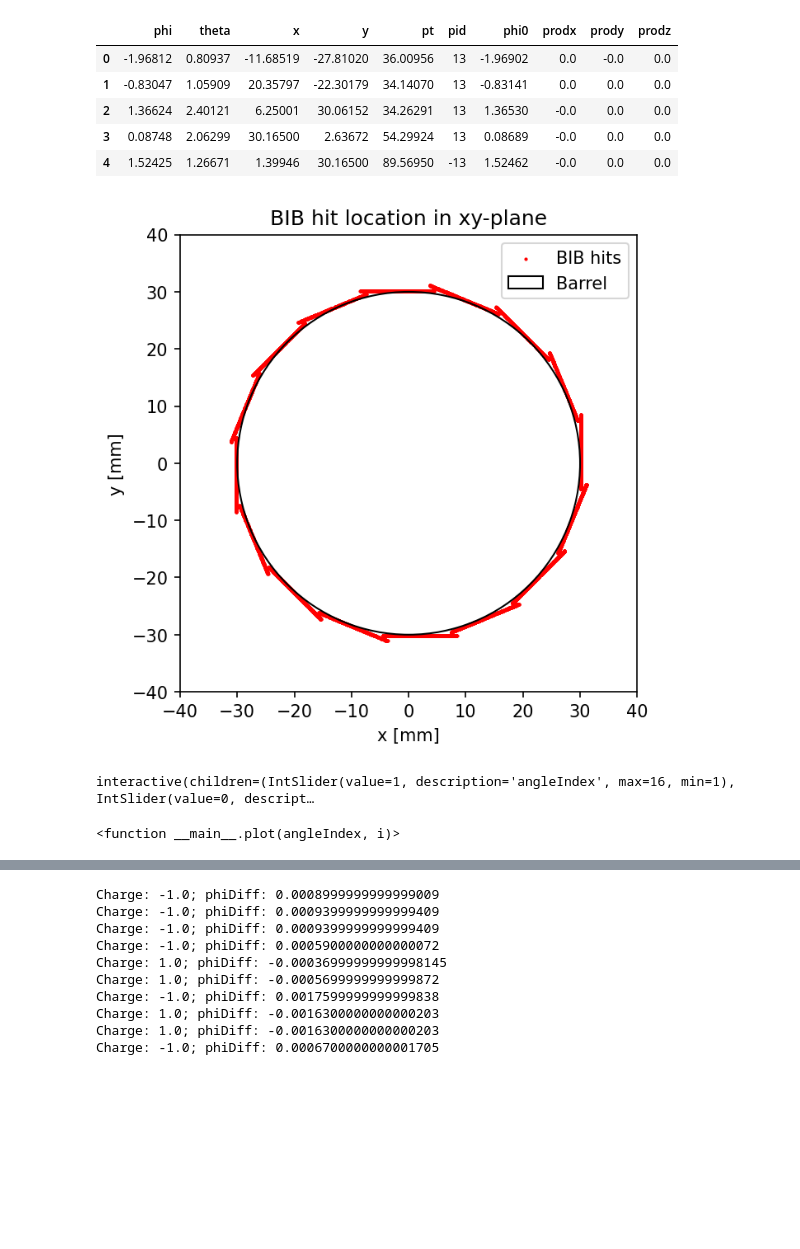
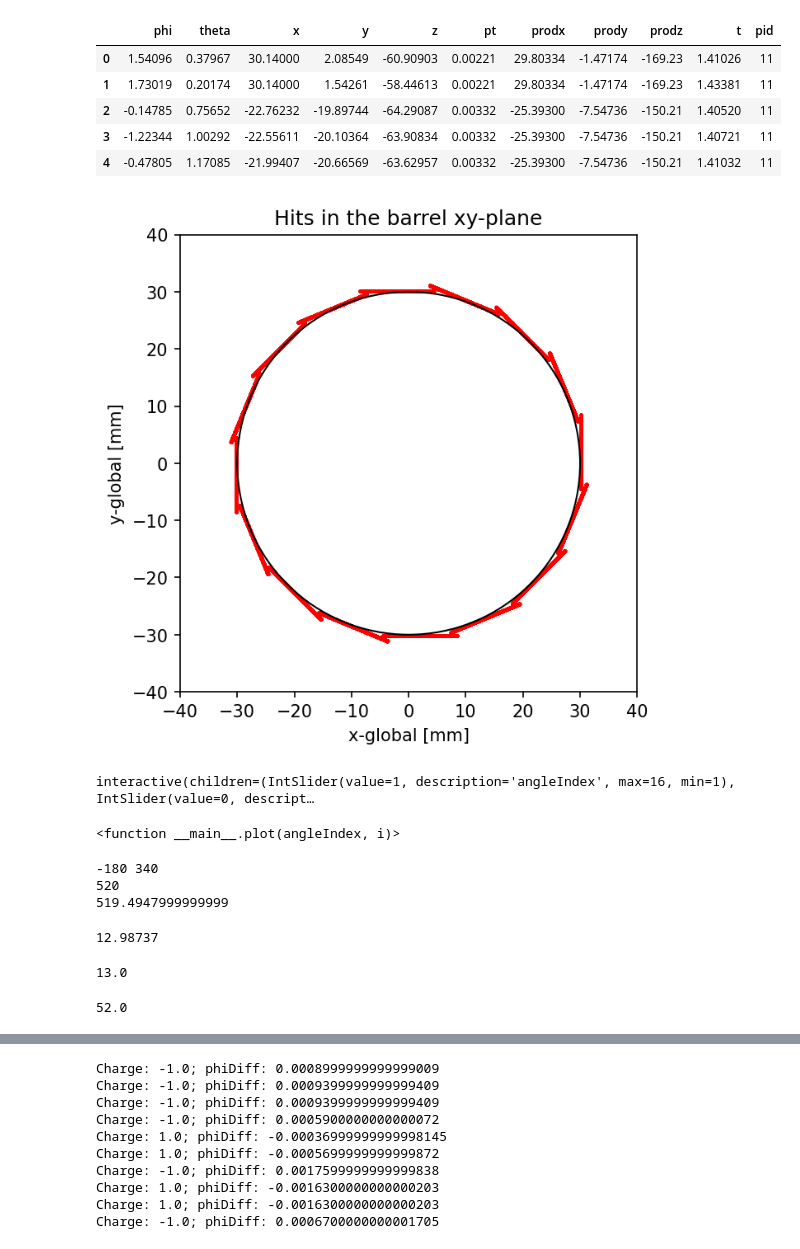
Before and after one commit to kdipetri/produceSmartPixMuC, a Jupyter notebook: plottingHits.ipynb, the cells around one changed output, grey strips where cells are left out. Drawn from its saved outputs; the diff is of its cells as text; code cells hidden in the pictures; blank space fills up the shorter version.

```diff
--- a/plottingHits.ipynb
+++ b/plottingHits.ipynb
@@ -9,13 +43,13 @@ from particle import PDGID
 # %%
-data = pd.read_csv('sig_hits.txt', sep=' ')
+data = pd.read_csv('BIB_hits.txt', sep=' ')
 data.head()
 # %% [output]
-|  | phi | theta | x | y | pt | pid | phi0 | prodx | prody | prodz |
-| 0 | -1.96812 | 0.80937 | -11.68519 | -27.81020 | 36.00956 | 13 | -1.96902 | 0.0 | -0.0 | 0.0 |
-| 1 | -0.83047 | 1.05909 | 20.35797 | -22.30179 | 34.14070 | 13 | -0.83141 | 0.0 | 0.0 | 0.0 |
-| 2 | 1.36624 | 2.40121 | 6.25001 | 30.06152 | 34.26291 | 13 | 1.36530 | -0.0 | 0.0 | 0.0 |
-| 3 | 0.08748 | 2.06299 | 30.16500 | 2.63672 | 54.29924 | 13 | 0.08689 | -0.0 | 0.0 | 0.0 |
-| 4 | 1.52425 | 1.26671 | 1.39946 | 30.16500 | 89.56950 | -13 | 1.52462 | -0.0 | 0.0 | 0.0 |
+|  | phi | theta | x | y | z | pt | prodx | prody | prodz | t | pid |
+| 0 | 1.54096 | 0.37967 | 30.14000 | 2.08549 | -60.90903 | 0.00221 | 29.80334 | -1.47174 | -169.23 | 1.41026 | 11 |
+| 1 | 1.73019 | 0.20174 | 30.14000 | 1.54261 | -58.44613 | 0.00221 | 29.80334 | -1.47174 | -169.23 | 1.43381 | 11 |
+| 2 | -0.14785 | 0.75652 | -22.76232 | -19.89744 | -64.29087 | 0.00332 | -25.39300 | -7.54736 | -150.21 | 1.40520 | 11 |
+| 3 | -1.22344 | 1.00292 | -22.55611 | -20.10364 | -63.90834 | 0.00332 | -25.39300 | -7.54736 | -150.21 | 1.40721 | 11 |
+| 4 | -0.47805 | 1.17085 | -21.99407 | -20.66569 | -63.62957 | 0.00332 | -25.39300 | -7.54736 | -150.21 | 1.41032 | 11 |
 # %%
 X = data['x']
 Y = data['y']
@@ -25,19 +60,19 @@ PT = data['pt']
 PID = data['pid']
 # %%
 fig,ax=plt.subplots()
-ax.scatter(data['x'],data['y'],s=1, c='r', label="BIB hits")
+ax.scatter(X,Y,s=1, c='r', label="BIB hits")
 plt.gca().set_aspect('equal')
 circle=plt.Circle((0,0), 30, fill=0, color='k', label="Barrel")
 ax.add_patch(circle)
-ax.set_title("BIB hit location in xy-plane")
-ax.set_xlabel("x [mm]")
-ax.set_ylabel("y [mm]")
-ax.legend(loc="upper right")
+ax.set_title("Hits in the barrel xy-plane")
+ax.set_xlabel("x-global [mm]")
+ax.set_ylabel("y-global [mm]")
+#ax.legend(loc="upper right")
 ax.set_xlim(-40,40)
 ax.set_ylim(-40,40)
 plt.show()
 # %% [output]
-[figure, old version]
+[figure, new version]
 # %%
 sensorAngles = np.arange(-np.pi,np.pi+2*np.pi/8,np.pi/8)
 
@@ -175,6 +210,30 @@ widgets.interact(plot, angleIndex=widgets.IntSlider(min=1, max=16, step=1), i=wi
 # %% [output]
 interactive(children=(IntSlider(value=1, description='angleIndex', max=16, min=1), IntSlider(value=0, descript…
 <function __main__.plot(angleIndex, i)>
+# %%
+cut = data['index'] == 8
+y0 = data['y'][cut]
+print(round(min(y0)/25e-3), round(max(y0)/25e-3))
+print(round(max(y0)/25e-3)-round(min(y0)/25e-3))
+
+print(max(y0)/25e-3-min(y0)/25e-3)
+# %% [output]
+-180 340
+520
+519.4947999999999
+# %%
+print(max(y0)-min(y0))
+# %% [output]
+12.98737
+# %%
+# we'll go with 520 pixels for now
+520*25e-3
+# %% [output]
+13.0
+# %%
+520/10
+# %% [output]
+52.0
 # %%
 h = 30
 def getBetaNegative(y0, R):
```
Also changed, not shown: parts of 16 cells of this notebook, 6 other files.
